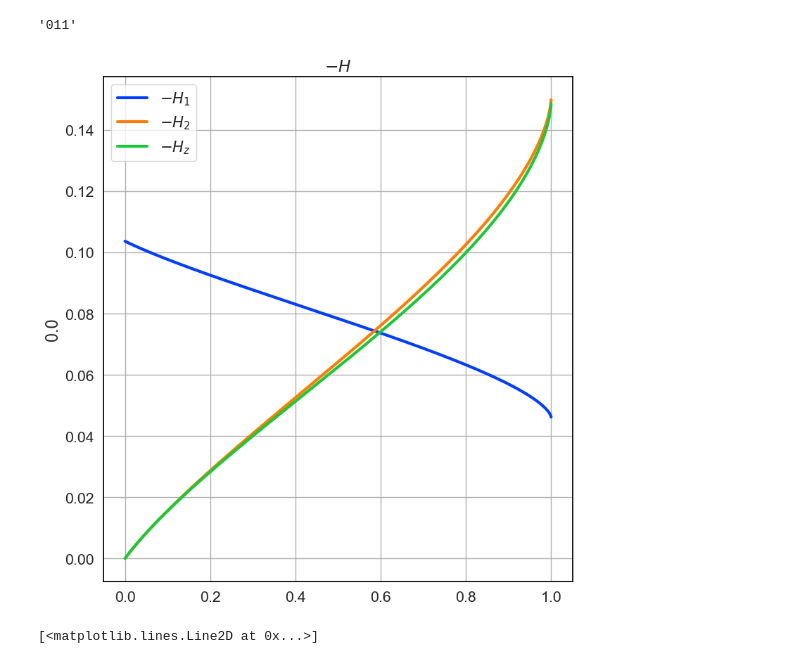
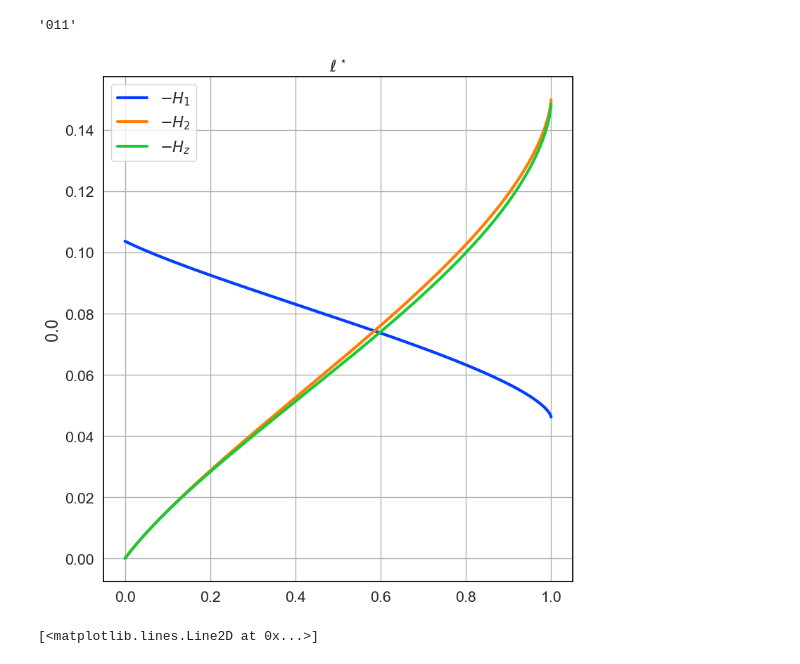
Before and after one commit to hqin-2020/twist, a Jupyter notebook: Untitled.ipynb, the cells around one changed output. Drawn from its saved outputs; the diff is of its cells as text; code cells hidden in the pictures.

```diff
--- a/Untitled.ipynb
+++ b/Untitled.ipynb
@@ -42,14 +42,14 @@ str(ell_ex).replace(".","")[:3]
 # %%
 fig, ax = plt.subplots(1,1,figsize = (8,8))
 sns.lineplot(data = h1[0],label = r"$-H_1$")
 sns.lineplot(data = h2[0],label = r"$-H_2$")
 sns.lineplot(data = hz[0],label = r"$-H_z$")
 fig.tight_layout()
 # fig.savefig('H.png', dpi = 1200)
-ax.set_title(r'$-H$')
+ax.set_title(r'$\ell^\star$')
 plt.show()
 # %% [output]
-[figure, old version]
+[figure, new version]
 # %%
 gt = pd.DataFrame(lsp['g'])
 gt.index = trans(np.linspace(-18,18,1001))
```
Also changed, not shown: 1 other file.
